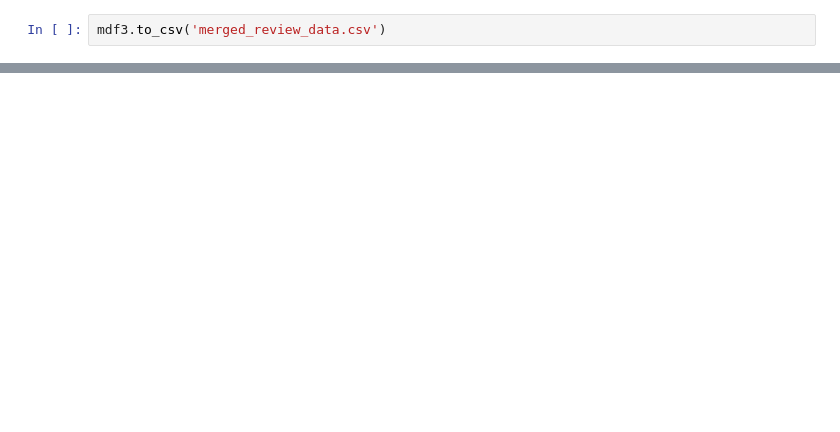
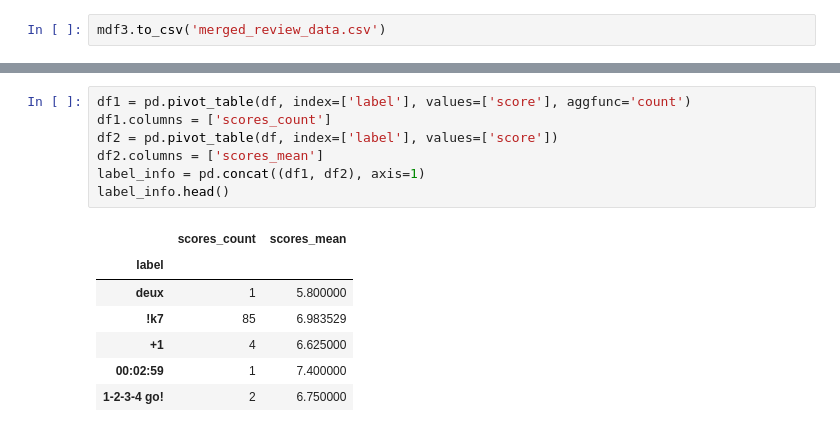
Before and after one commit to MPhillips55/Pitchfork_NLP_Analysis, a Jupyter notebook: Data/Dataset Basic Info.ipynb, the cells around one changed output, grey strips where cells are left out. Saved outputs shown, nothing was run; the diff lists cells and outputs as text; blank space fills up the shorter version.

```diff
--- a/Data/Dataset Basic Info.ipynb
+++ b/Data/Dataset Basic Info.ipynb
@@ -119,0 +241,15 @@ mdf3.to_csv('merged_review_data.csv')
+# %%
+df1 = pd.pivot_table(df, index=['label'], values=['score'], aggfunc='count')
+df1.columns = ['scores_count']
+df2 = pd.pivot_table(df, index=['label'], values=['score'])
+df2.columns = ['scores_mean']
+label_info = pd.concat((df1, df2), axis=1)
+label_info.head()
+# %% [output]
+|  | scores_count | scores_mean |
+| label |  |  |
+| deux | 1 | 5.800000 |
+| !k7 | 85 | 6.983529 |
+| +1 | 4 | 6.625000 |
+| 00:02:59 | 1 | 7.400000 |
+| 1-2-3-4 go! | 2 | 6.750000 |
```
Also changed, not shown: parts of 11 cells of this notebook.
